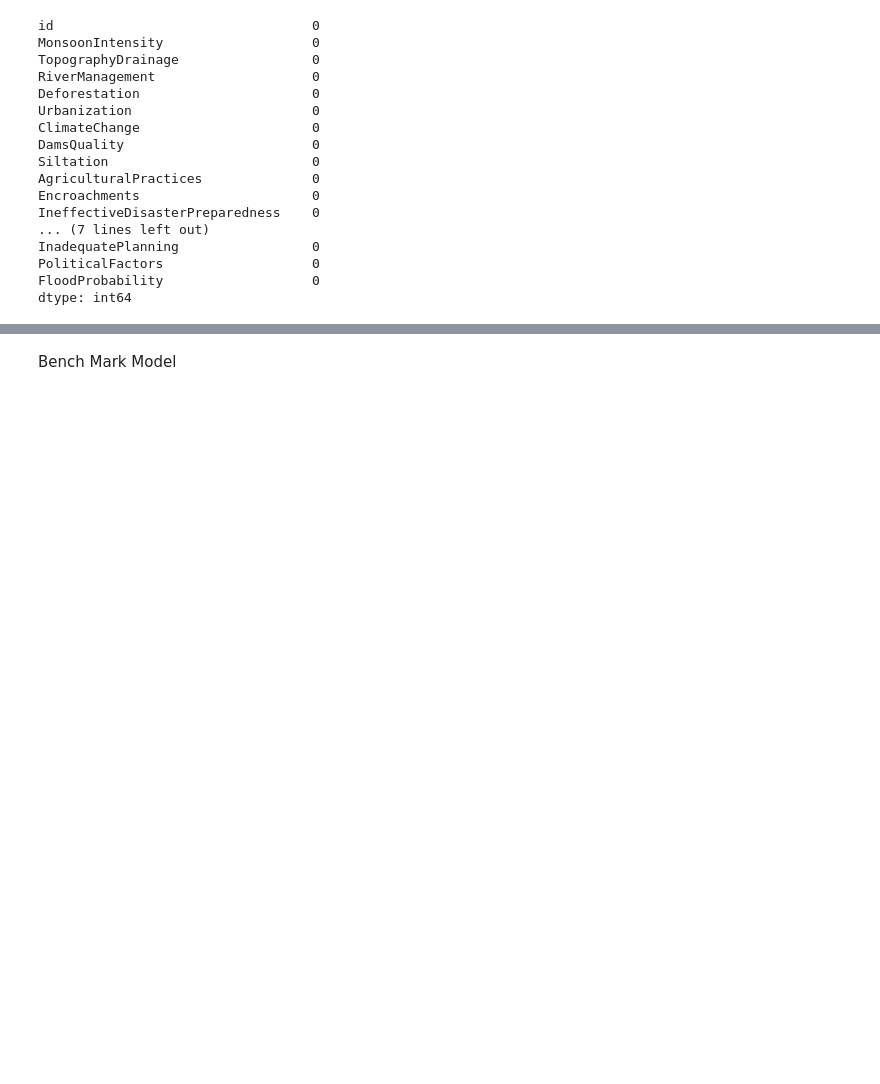
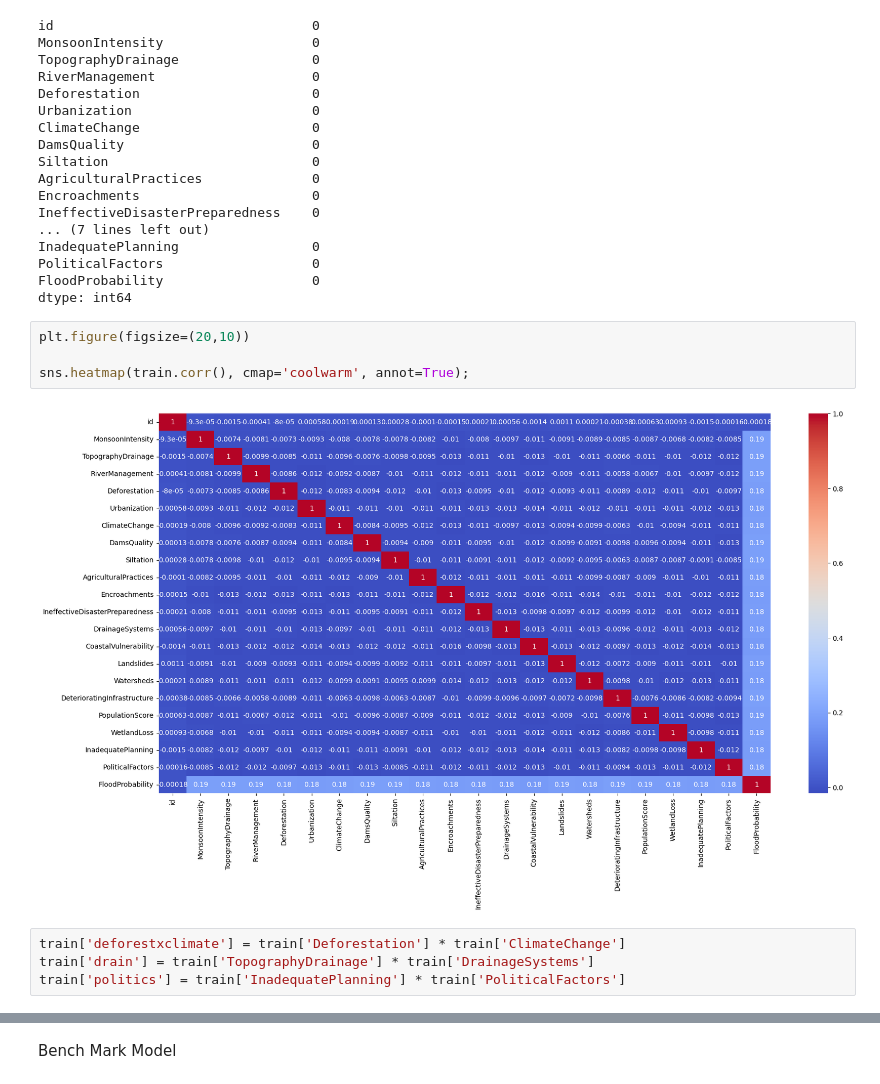
Before and after one commit to rafirahman27/Kaggle-Regression-with-Flooddetection, a Jupyter notebook: Code/Untitled.ipynb, the cells around one changed output, grey strips where cells are left out. Saved outputs shown, nothing was run; the diff lists cells and outputs as text; blank space fills up the shorter version.

```diff
--- a/Code/Untitled.ipynb
+++ b/Code/Untitled.ipynb
@@ -39,3 +47,13 @@ InadequatePlanning                 0
 PoliticalFactors                   0
 FloodProbability                   0
 dtype: int64
+# %%
+plt.figure(figsize=(20,10))
+
+sns.heatmap(train.corr(), cmap='coolwarm', annot=True);
+# %% [output]
+[figure, added]
+# %%
+train['deforestxclimate'] = train['Deforestation'] * train['ClimateChange']
+train['drain'] = train['TopographyDrainage'] * train['DrainageSystems']
+train['politics'] = train['InadequatePlanning'] * train['PoliticalFactors']
```
Also changed, not shown: parts of 43 cells of this notebook, 1 other file.
